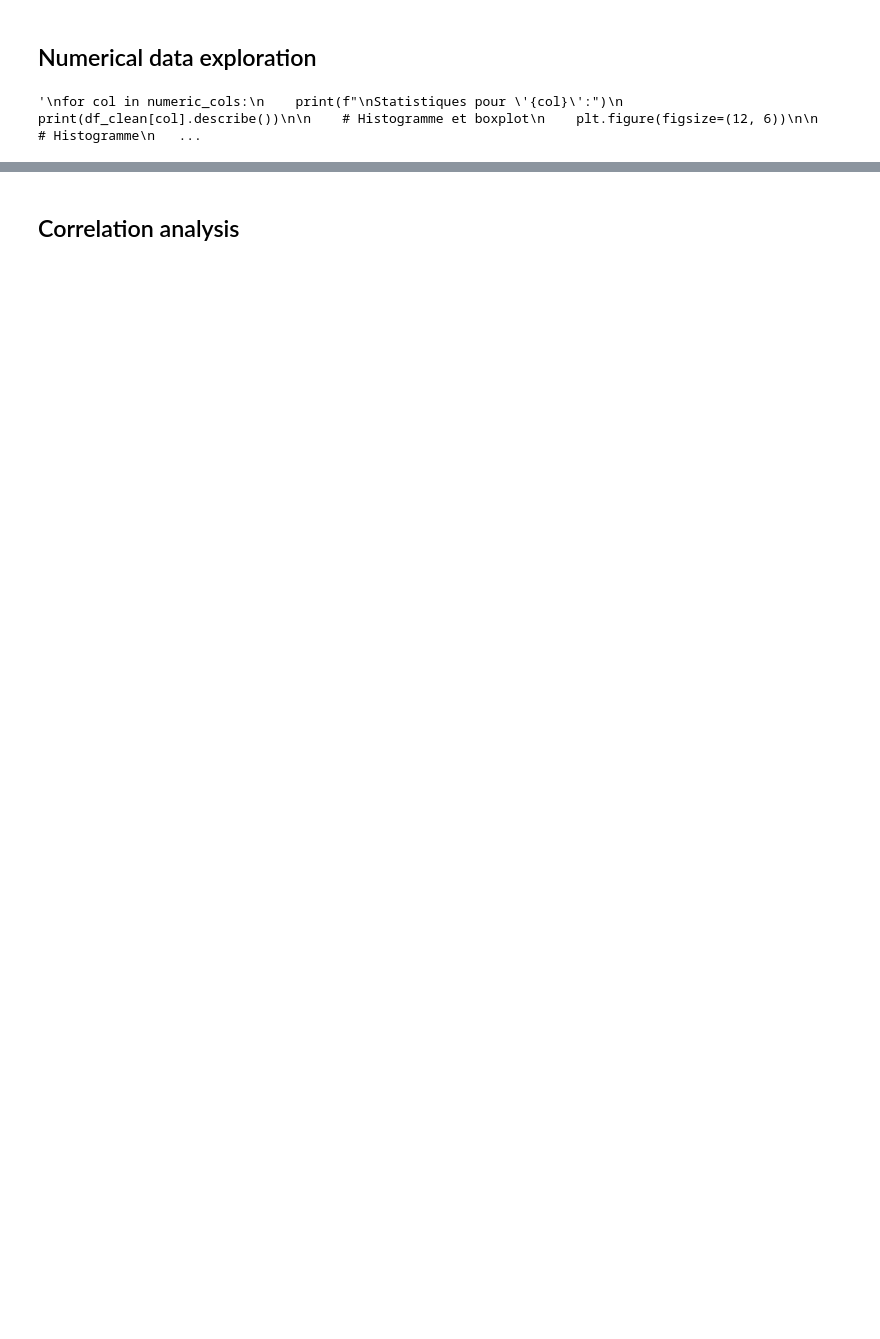
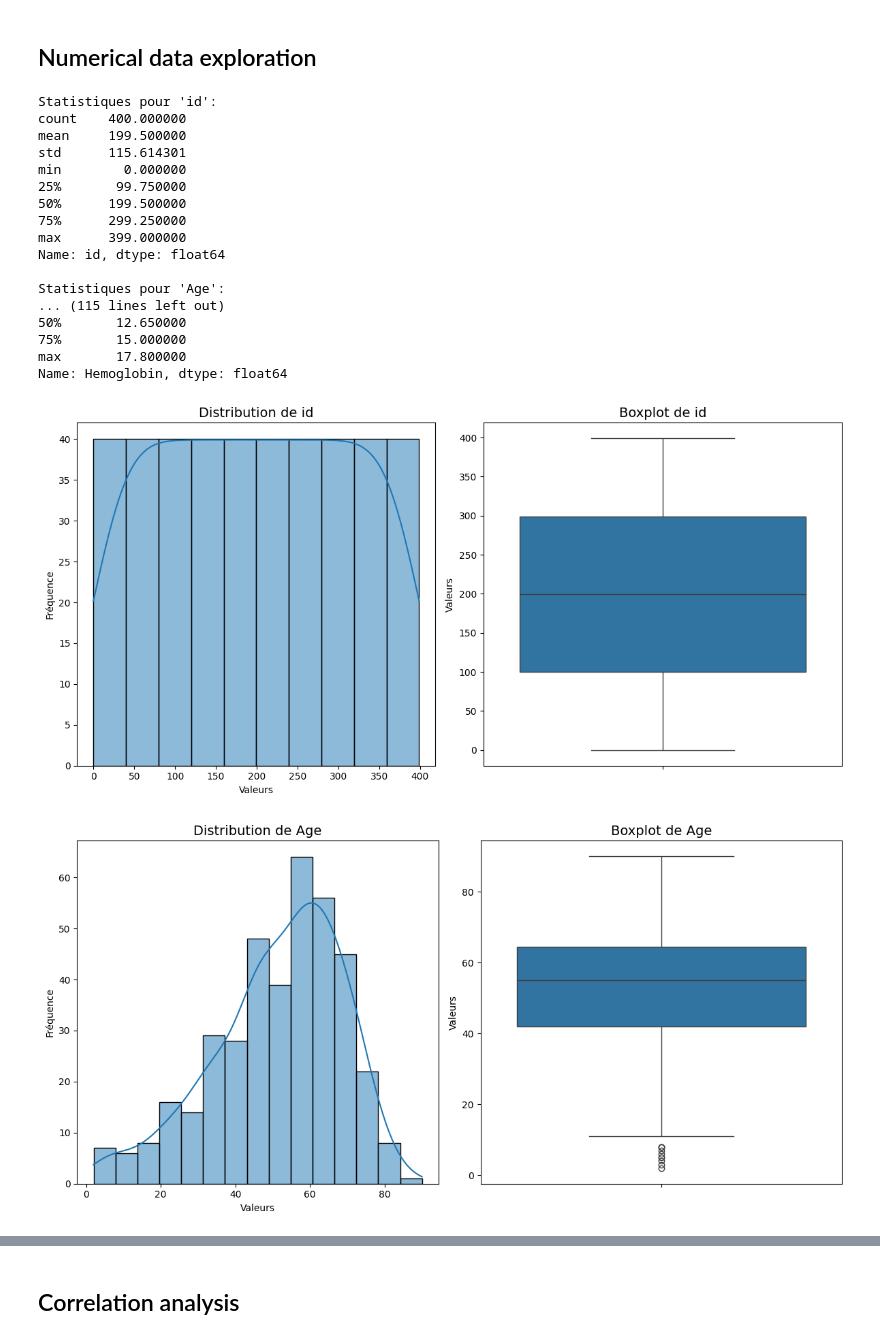
Before and after one commit to hepi1911/ML, a Jupyter notebook: Project_Machine_Learning.ipynb, the cells around one changed output, grey strips where cells are left out. Saved outputs shown, nothing was run; the diff lists cells and outputs as text; code cells hidden in the pictures; blank space fills up the shorter version.

```diff
--- a/Project_Machine_Learning.ipynb
+++ b/Project_Machine_Learning.ipynb
@@ -96,20 +124,24 @@ ane                     1             0.25
 ## Categorical values exploration
 # %%
 # 2. Analyse des variables catégorielles
-categorical_cols = df_clean.select_dtypes(include=['object']).columns.tolist()
+#categorical_cols = df_clean.select_dtypes(include=['object']).columns.tolist()
 
-for col in categorical_cols:
+all_columns = df_clean.columns
+
+for col in all_columns:
     if not pd.isna(df_clean[col]).all():
         value_counts = df_clean[col].value_counts(dropna=False)
         print(f"\nDistribution de '{col}':")
         print(value_counts)
 
-        # Visualisation pour les variables catégorielles
+        # Visualisation (TOP 10 seulement pour ne pas saturer)
         plt.figure(figsize=(15, 6))
-        ax = sns.countplot(y=col, data=df_clean, order=value_counts.index[:10])
+        sns.countplot(y=df_clean[col].astype(str), order=value_counts.index[:10])
         plt.title(f'Distribution des catégories pour {col}', fontsize=14)
         plt.xlabel('Nombre d\'observations')
-        plt.ylabel('Catégories')
+        plt.ylabel('Valeurs (as string)')
         plt.tight_layout()
         plt.savefig(f'distribution_{col}.png')
+        plt.close()
+        plt.show()
 # %% [output]
@@ -169,29 +184,46 @@ Name: count, dtype: int64
 # %%
 # 3. Analyse des variables numériques
 numeric_cols = df_clean.select_dtypes(include=['int64', 'float64']).columns.tolist()
-'''
+
 for col in numeric_cols:
     print(f"\nStatistiques pour '{col}':")
     print(df_clean[col].describe())
 
     # Histogramme et boxplot
     plt.figure(figsize=(12, 6))
 
     # Histogramme
     plt.subplot(1, 2, 1)
     sns.histplot(df_clean[col].dropna(), kde=True)
     plt.title(f'Distribution de {col}', fontsize=14)
     plt.xlabel('Valeurs')
     plt.ylabel('Fréquence')
 
     # Boxplot
     plt.subplot(1, 2, 2)
     sns.boxplot(y=df_clean[col].dropna())
     plt.title(f'Boxplot de {col}', fontsize=14)
     plt.ylabel('Valeurs')
 
     plt.tight_layout()
     plt.savefig(f'numeric_{col}.png')
-'''
 # %% [output]
-'\nfor col in numeric_cols:\n    print(f"\nStatistiques pour \'{col}\':")\n    print(df_clean[col].describe())\n\n    # Histogramme et boxplot\n    plt.figure(figsize=(12, 6))\n\n    # Histogramme\n   ...
+Statistiques pour 'id':
+count    400.000000
+mean     199.500000
+std      115.614301
+min        0.000000
+25%       99.750000
+50%      199.500000
+75%      299.250000
+max      399.000000
+Name: id, dtype: float64
+
+Statistiques pour 'Age':
+... (115 lines left out)
+50%       12.650000
+75%       15.000000
+max       17.800000
+Name: Hemoglobin, dtype: float64
+[figure, added]
+[figure, added]
```
Also changed, not shown: parts of 38 cells of this notebook.
